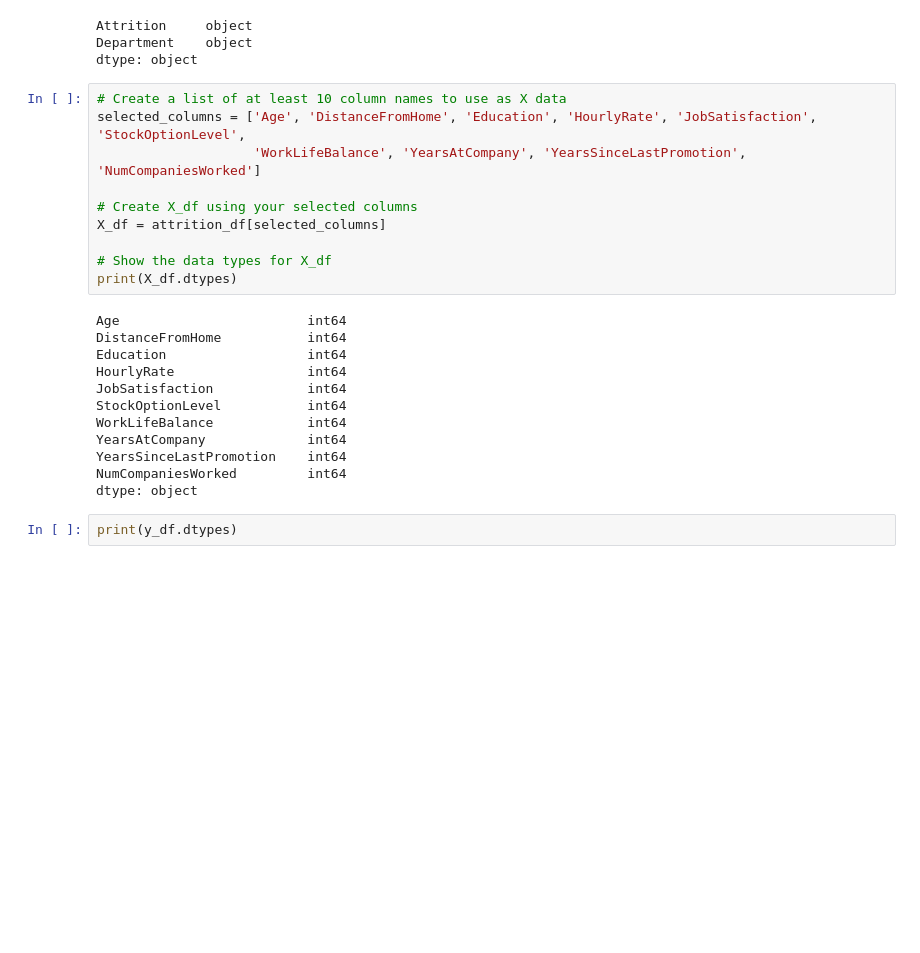
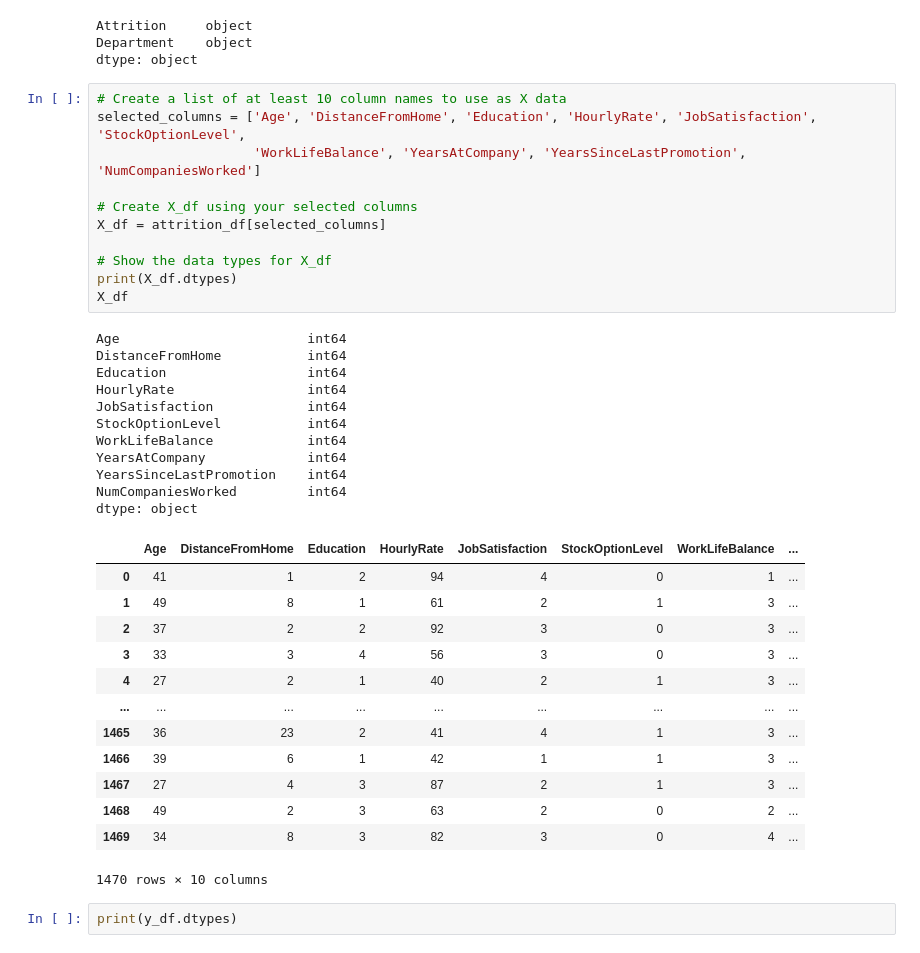
Before and after one commit to Crkanouff/neural-network-challenge-2, a Jupyter notebook: attrition.ipynb, the cells around one changed output. Cells and saved outputs as stored; diff of their text form; blank space fills up the shorter version.

```diff
--- a/attrition.ipynb
+++ b/attrition.ipynb
@@ -63,25 +63,39 @@ dtype: object
 # %%
 # Create a list of at least 10 column names to use as X data
 selected_columns = ['Age', 'DistanceFromHome', 'Education', 'HourlyRate', 'JobSatisfaction', 'StockOptionLevel',
                     'WorkLifeBalance', 'YearsAtCompany', 'YearsSinceLastPromotion', 'NumCompaniesWorked']
 
 # Create X_df using your selected columns
 X_df = attrition_df[selected_columns]
 
 # Show the data types for X_df
 print(X_df.dtypes)
+X_df
 # %% [output]
 Age                        int64
 DistanceFromHome           int64
 Education                  int64
 HourlyRate                 int64
 JobSatisfaction            int64
 StockOptionLevel           int64
 WorkLifeBalance            int64
 YearsAtCompany             int64
 YearsSinceLastPromotion    int64
 NumCompaniesWorked         int64
 dtype: object
+|  | Age | DistanceFromHome | Education | HourlyRate | JobSatisfaction | StockOptionLevel | WorkLifeBalance | ... |
+| 0 | 41 | 1 | 2 | 94 | 4 | 0 | 1 | ... |
+| 1 | 49 | 8 | 1 | 61 | 2 | 1 | 3 | ... |
+| 2 | 37 | 2 | 2 | 92 | 3 | 0 | 3 | ... |
+| 3 | 33 | 3 | 4 | 56 | 3 | 0 | 3 | ... |
+| 4 | 27 | 2 | 1 | 40 | 2 | 1 | 3 | ... |
+| ... | ... | ... | ... | ... | ... | ... | ... | ... |
+| 1465 | 36 | 23 | 2 | 41 | 4 | 1 | 3 | ... |
+| 1466 | 39 | 6 | 1 | 42 | 1 | 1 | 3 | ... |
+| 1467 | 27 | 4 | 3 | 87 | 2 | 1 | 3 | ... |
+| 1468 | 49 | 2 | 3 | 63 | 2 | 0 | 2 | ... |
+| 1469 | 34 | 8 | 3 | 82 | 3 | 0 | 4 | ... |
+1470 rows × 10 columns
 # %%
 print(y_df.dtypes)
 # %% [output]
```
Also changed, not shown: parts of 7 cells of this notebook.
